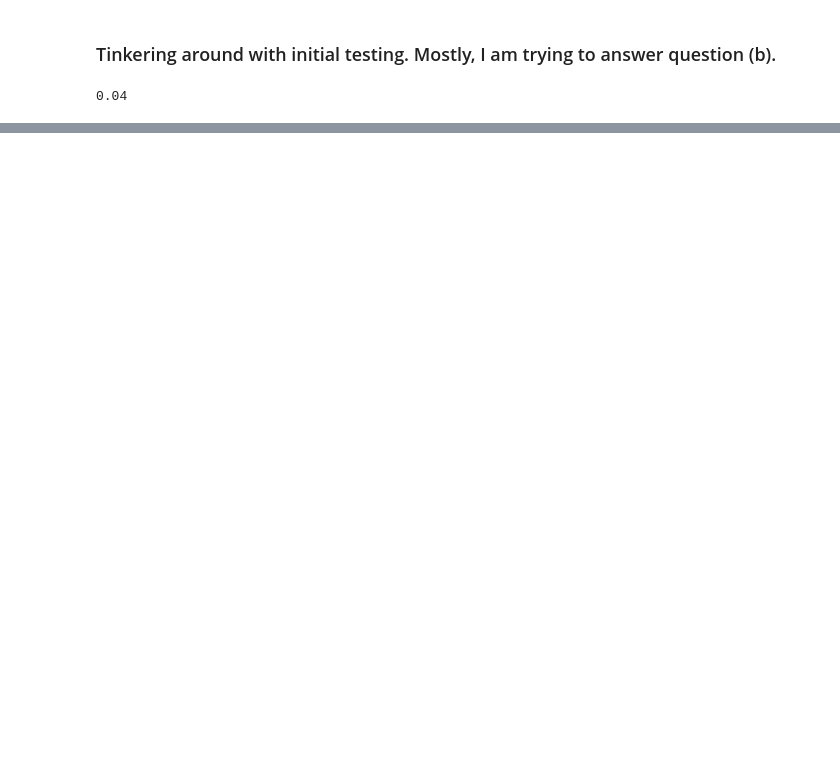
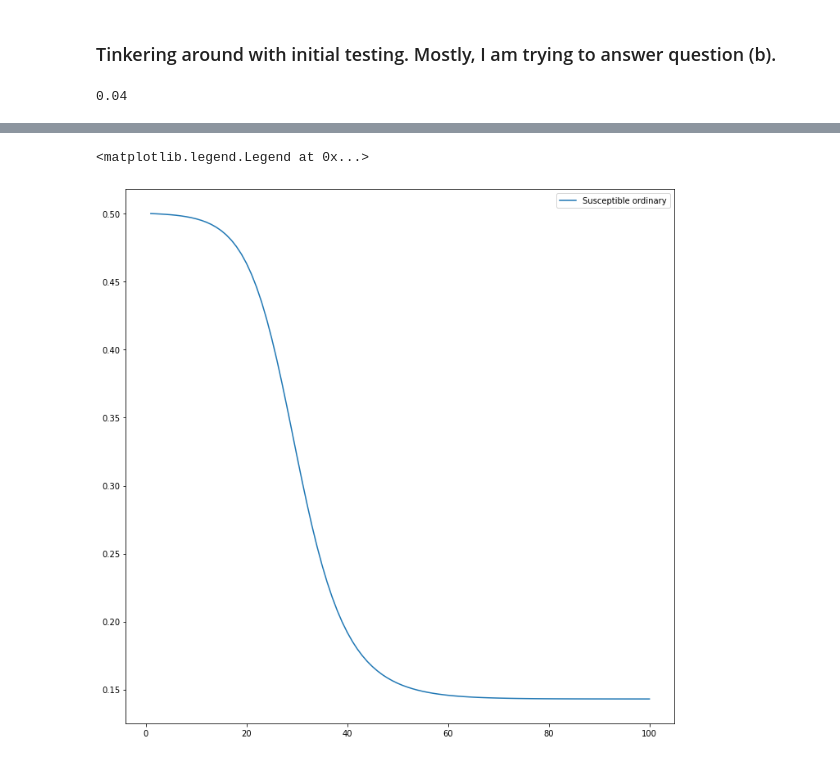
Before and after one commit to mr-devs/mean_field_quals, a Jupyter notebook: notebooks/2020-06-03_initial-testing.ipynb, the cells around one changed output, grey strips where cells are left out. Saved outputs shown, nothing was run; the diff lists cells and outputs as text; code cells hidden in the pictures; blank space fills up the shorter version.

```diff
--- a/notebooks/2020-06-03_initial-testing.ipynb
+++ b/notebooks/2020-06-03_initial-testing.ipynb
@@ -318,0 +31,5 @@ all_steps[0]
+# %%
+S_o = x
+S_m = 1 - x - eps
+I_m = eps
+I_o = 0
@@ -318,0 +367,9 @@ all_steps[0]
+# %%
+plt.figure(figsize=(12,12))
+
+plt.plot(range(1,len(S_o)+1), S_o, label=f'Susceptible ordinary')
+
+plt.legend()
+# %% [output]
+<matplotlib.legend.Legend at 0x...>
+[figure, added]
```
Also changed, not shown: parts of 87 cells of this notebook, 1 other file.
